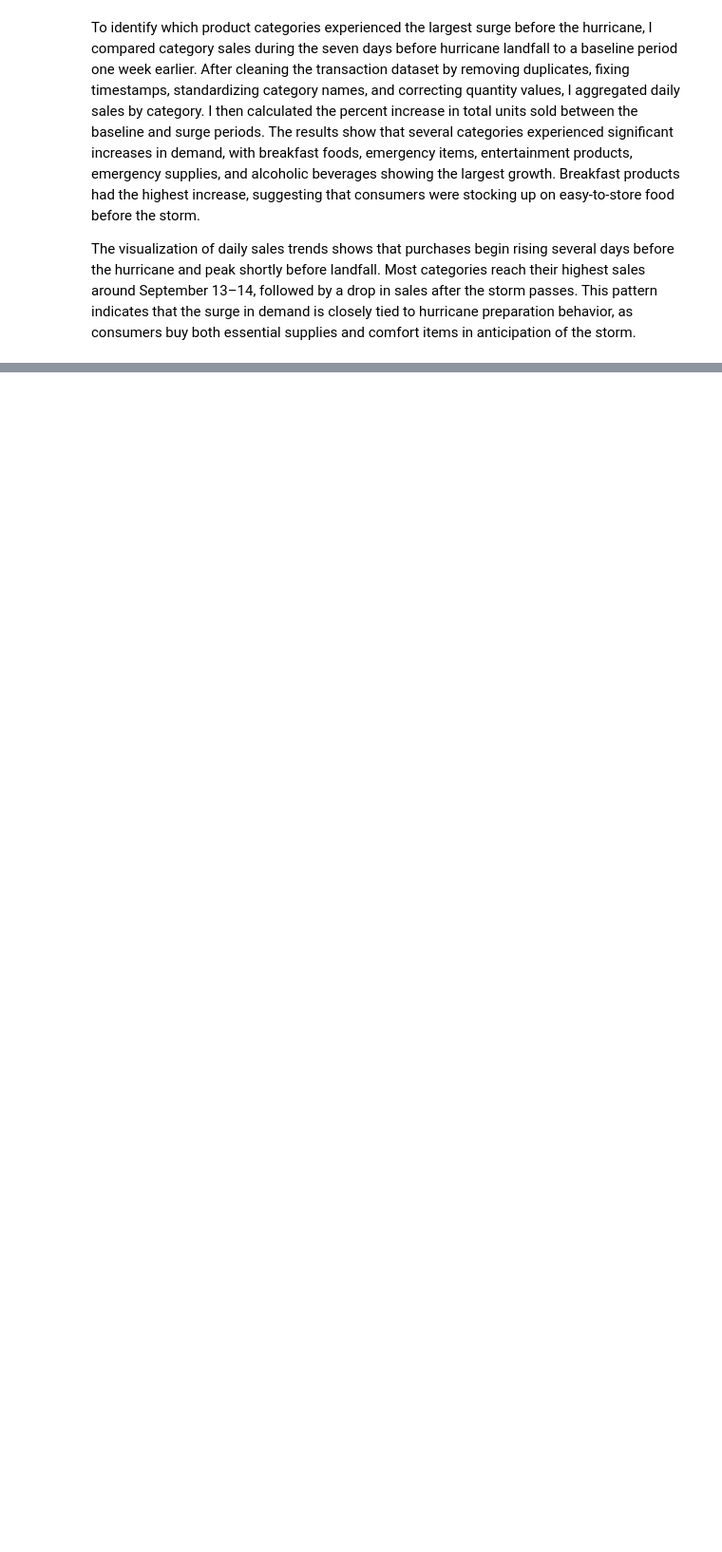
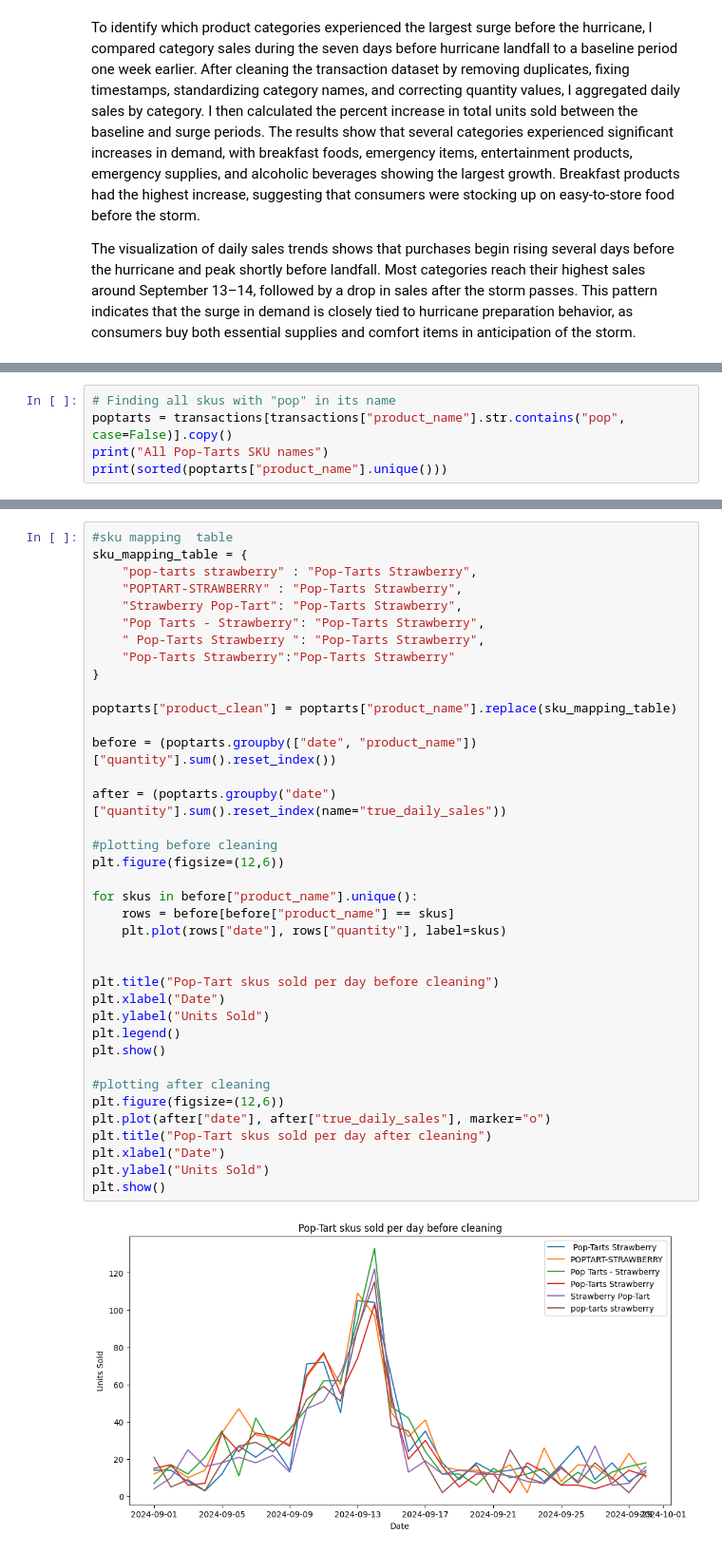
Before and after one commit to KevinT135/DS-2002-Midterm, a Jupyter notebook: notebooks/DS2002_Midterm.ipynb, the cells around one changed output, grey strips where cells are left out. Shown at 95% size. Saved outputs shown, nothing was run; the diff lists cells and outputs as text; blank space fills up the shorter version.

```diff
--- a/notebooks/DS2002_Midterm.ipynb
+++ b/notebooks/DS2002_Midterm.ipynb
@@ -267,0 +270,5 @@ The visualization of daily sales trends shows that purchases begin rising severa
+# %%
+# Finding all skus with "pop" in its name
+poptarts = transactions[transactions["product_name"].str.contains("pop", case=False)].copy()
+print("All Pop-Tarts SKU names")
+print(sorted(poptarts["product_name"].unique()))
@@ -267,0 +278,40 @@ The visualization of daily sales trends shows that purchases begin rising severa
+# %%
+#sku mapping  table
+sku_mapping_table = {
+    "pop-tarts strawberry" : "Pop-Tarts Strawberry",
+    "POPTART-STRAWBERRY" : "Pop-Tarts Strawberry",
+    "Strawberry Pop-Tart": "Pop-Tarts Strawberry",
+    "Pop Tarts - Strawberry": "Pop-Tarts Strawberry",
+    " Pop-Tarts Strawberry ": "Pop-Tarts Strawberry",
+    "Pop-Tarts Strawberry":"Pop-Tarts Strawberry"
+}
+
+poptarts["product_clean"] = poptarts["product_name"].replace(sku_mapping_table)
+
+before = (poptarts.groupby(["date", "product_name"])["quantity"].sum().reset_index())
+
+after = (poptarts.groupby("date")["quantity"].sum().reset_index(name="true_daily_sales"))
+
+#plotting before cleaning
+plt.figure(figsize=(12,6))
+
+for skus in before["product_name"].unique():
+    rows = before[before["product_name"] == skus]
+    plt.plot(rows["date"], rows["quantity"], label=skus)
+
+
+plt.title("Pop-Tart skus sold per day before cleaning")
+plt.xlabel("Date")
+plt.ylabel("Units Sold")
+plt.legend()
+plt.show()
+
+#plotting after cleaning
+plt.figure(figsize=(12,6))
+plt.plot(after["date"], after["true_daily_sales"], marker="o")
+plt.title("Pop-Tart skus sold per day after cleaning")
+plt.xlabel("Date")
+plt.ylabel("Units Sold")
+plt.show()
+# %% [output]
+[figure, added]
```
Also changed, not shown: parts of 6 cells of this notebook.
